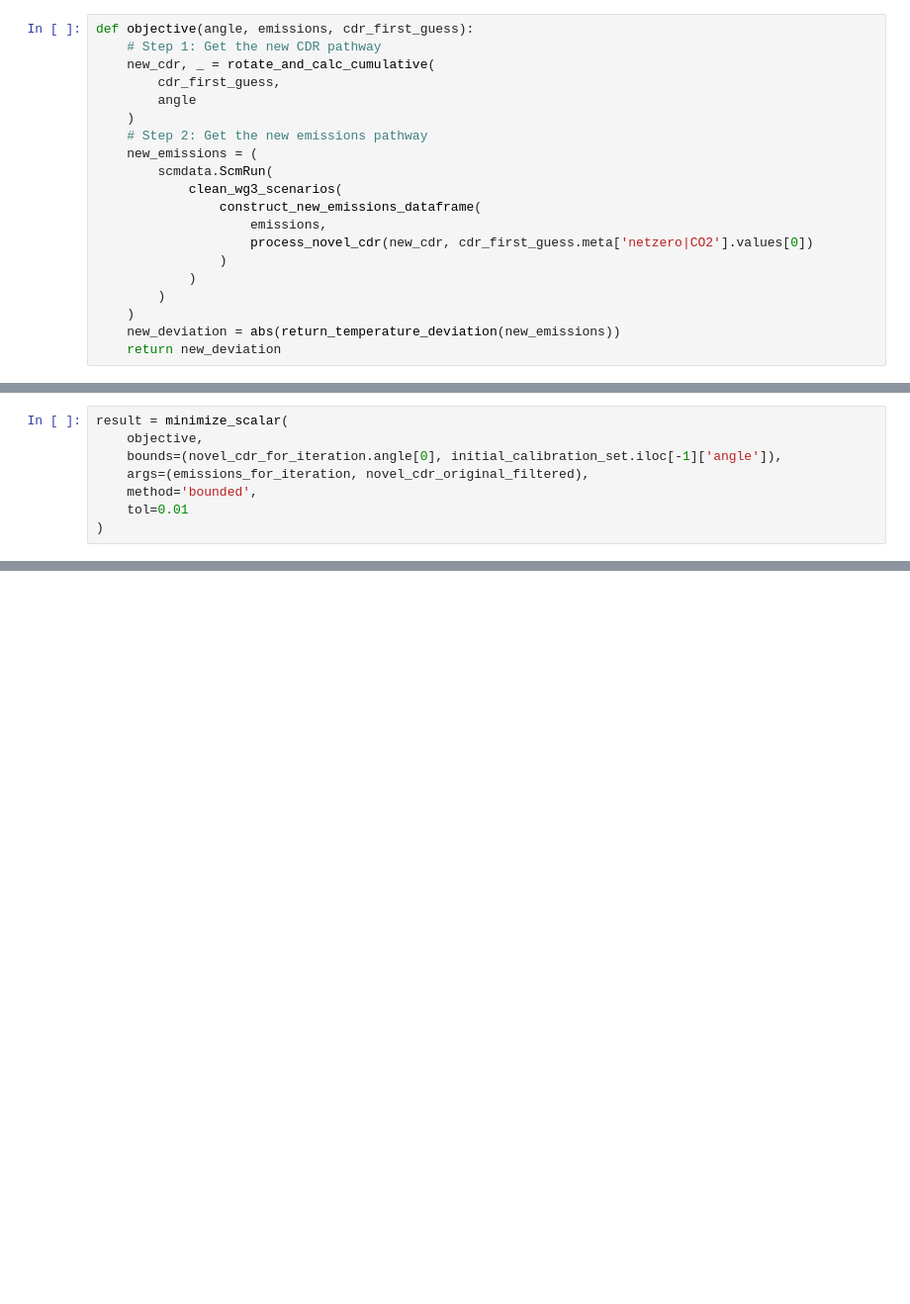
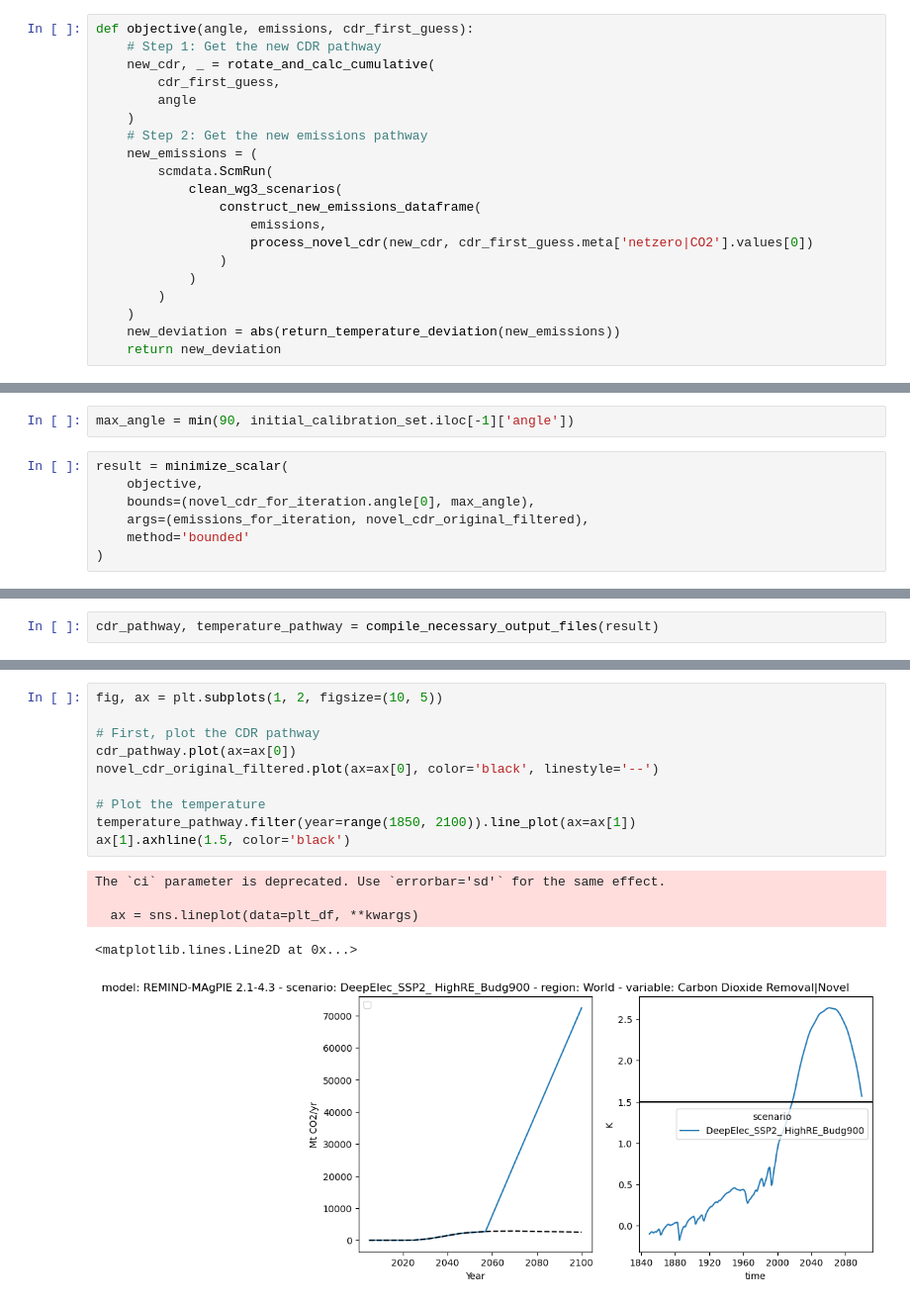
Before and after one commit to gaurav-ganti/cdr_climate_uncertainty, a Jupyter notebook: notebooks/403_iterate_for_cdr.ipynb, the cells around one changed output, grey strips where cells are left out. Shown at 99% size. Cells and saved outputs as stored; diff of their text form; blank space fills up the shorter version.

Commit message:
WIP: solved the upper bound issue for large CDR needs

```diff
--- a/notebooks/403_iterate_for_cdr.ipynb
+++ b/notebooks/403_iterate_for_cdr.ipynb
@@ -438,10 +438,11 @@ initial_calibration_set.iloc[-1]['angle'], novel_cdr_for_iteration.angle[0]
+# %%
+max_angle = min(90, initial_calibration_set.iloc[-1]['angle'])
 # %%
 result = minimize_scalar(
     objective,
-    bounds=(novel_cdr_for_iteration.angle[0], initial_calibration_set.iloc[-1]['angle']),
+    bounds=(novel_cdr_for_iteration.angle[0], max_angle),
     args=(emissions_for_iteration, novel_cdr_original_filtered),
-    method='bounded',
-    tol=0.01
+    method='bounded'
 )
 # %% [output]
 openscm_runner.adapters.magicc7.magicc7 - WARNING: Historical data has not been checked
@@ -487,0 +548,2 @@ result
+# %%
+cdr_pathway, temperature_pathway = compile_necessary_output_files(result)
@@ -487,0 +561,16 @@ result
+# %%
+fig, ax = plt.subplots(1, 2, figsize=(10, 5))
+
+# First, plot the CDR pathway
+cdr_pathway.plot(ax=ax[0])
+novel_cdr_original_filtered.plot(ax=ax[0], color='black', linestyle='--')
+
+# Plot the temperature
+temperature_pathway.filter(year=range(1850, 2100)).line_plot(ax=ax[1])
+ax[1].axhline(1.5, color='black')
+# %% [output]
+The `ci` parameter is deprecated. Use `errorbar='sd'` for the same effect.
+
+  ax = sns.lineplot(data=plt_df, **kwargs)
+<matplotlib.lines.Line2D at 0x...>
+[figure, added]
```
Also changed, not shown: parts of 19 cells of this notebook.
